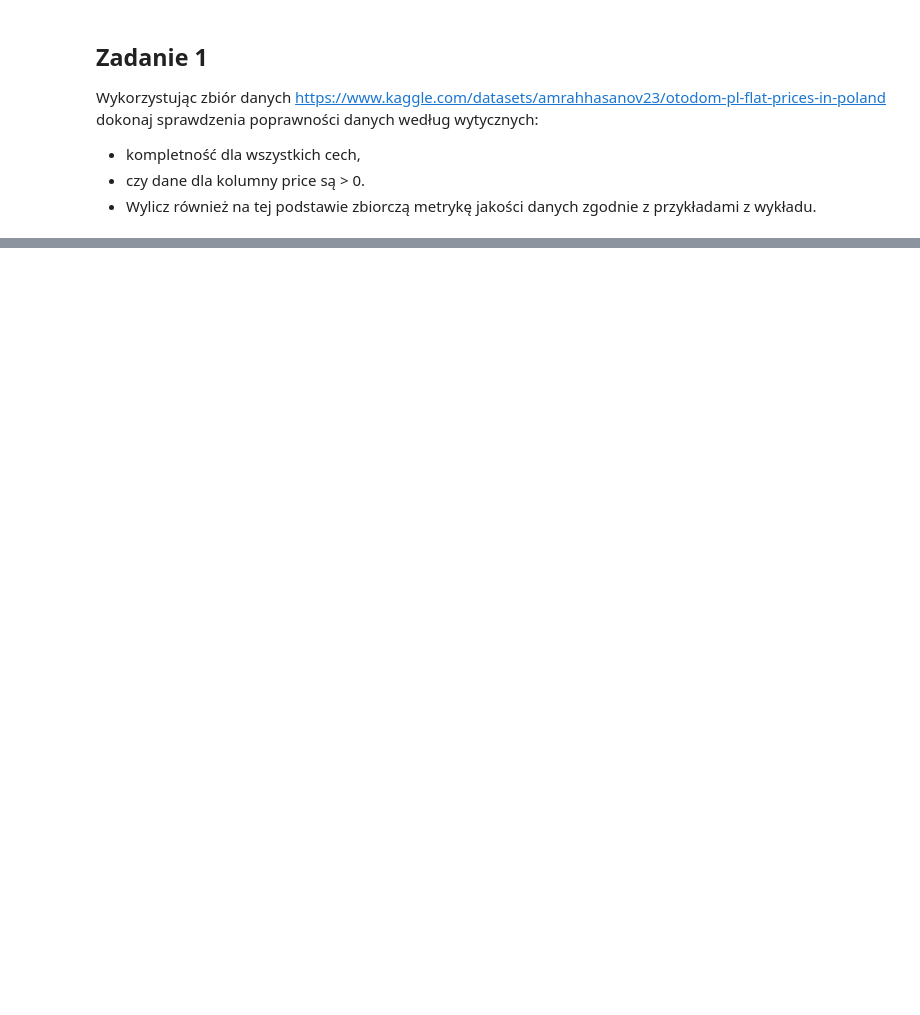
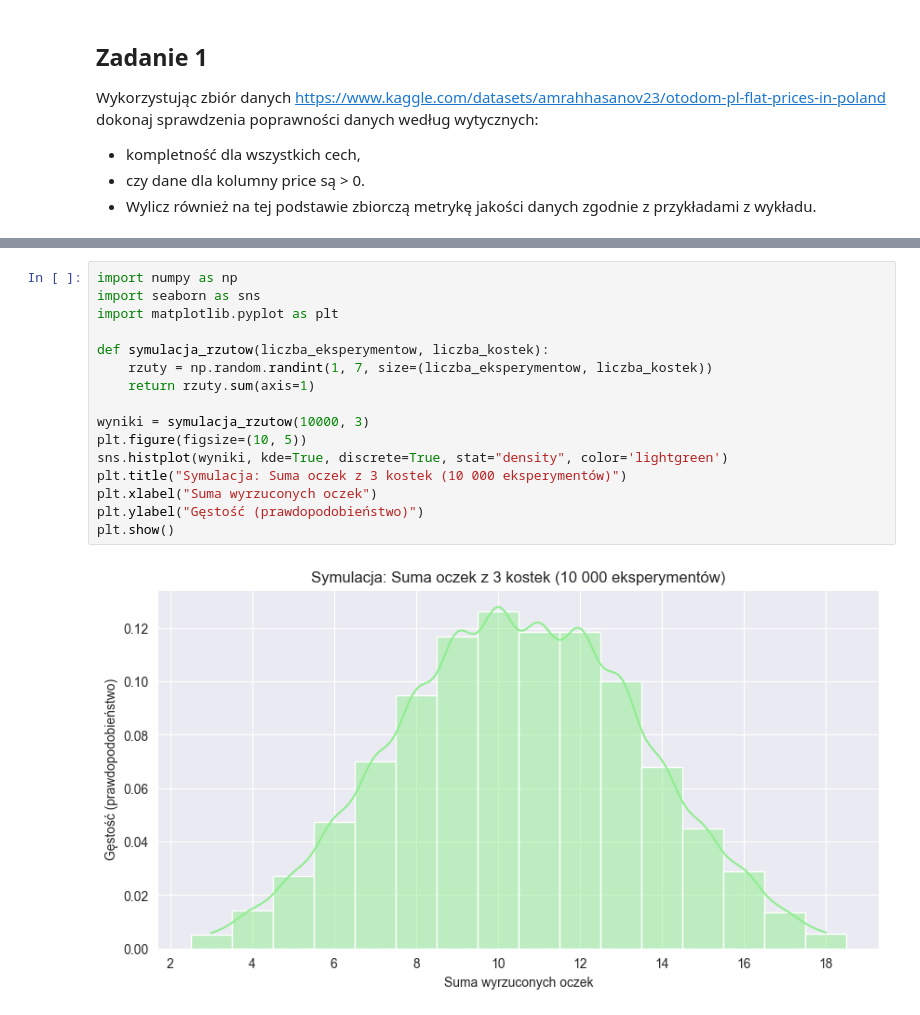
Before and after one commit to Tusia001/181155_wstepne_przetwarzanie_danych, a Jupyter notebook: lab02/lab02.ipynb, the cells around one changed output, grey strips where cells are left out. Drawn from its saved outputs; the diff is of its cells as text; blank space fills up the shorter version.

```diff
--- a/lab02/lab02.ipynb
+++ b/lab02/lab02.ipynb
@@ -88,3 +159,21 @@ Zadanie 6
 Napisz funkcję, która będzie wykonywała symulację rzutu sześciennymi kostkami. W funkcji możemy podać parametr określający liczbę eksperymentów oraz liczbę kostek w każdym rzucie. Funkcja zwraca listę wyników.
 
 Wykonaj kilka symulacji z różnymi parametrami i wyświetl wyniki na wykresie typu histogram wraz z funkcją rozkładu prawdopodobieństwa.
+# %%
+import numpy as np
+import seaborn as sns
+import matplotlib.pyplot as plt
+
+def symulacja_rzutow(liczba_eksperymentow, liczba_kostek):
+    rzuty = np.random.randint(1, 7, size=(liczba_eksperymentow, liczba_kostek))
+    return rzuty.sum(axis=1)
+
+wyniki = symulacja_rzutow(10000, 3)
+plt.figure(figsize=(10, 5))
+sns.histplot(wyniki, kde=True, discrete=True, stat="density", color='lightgreen')
+plt.title("Symulacja: Suma oczek z 3 kostek (10 000 eksperymentów)")
+plt.xlabel("Suma wyrzuconych oczek")
+plt.ylabel("Gęstość (prawdopodobieństwo)")
+plt.show()
+# %% [output]
+[figure, added]
```
Also changed, not shown: parts of 12 cells of this notebook.
